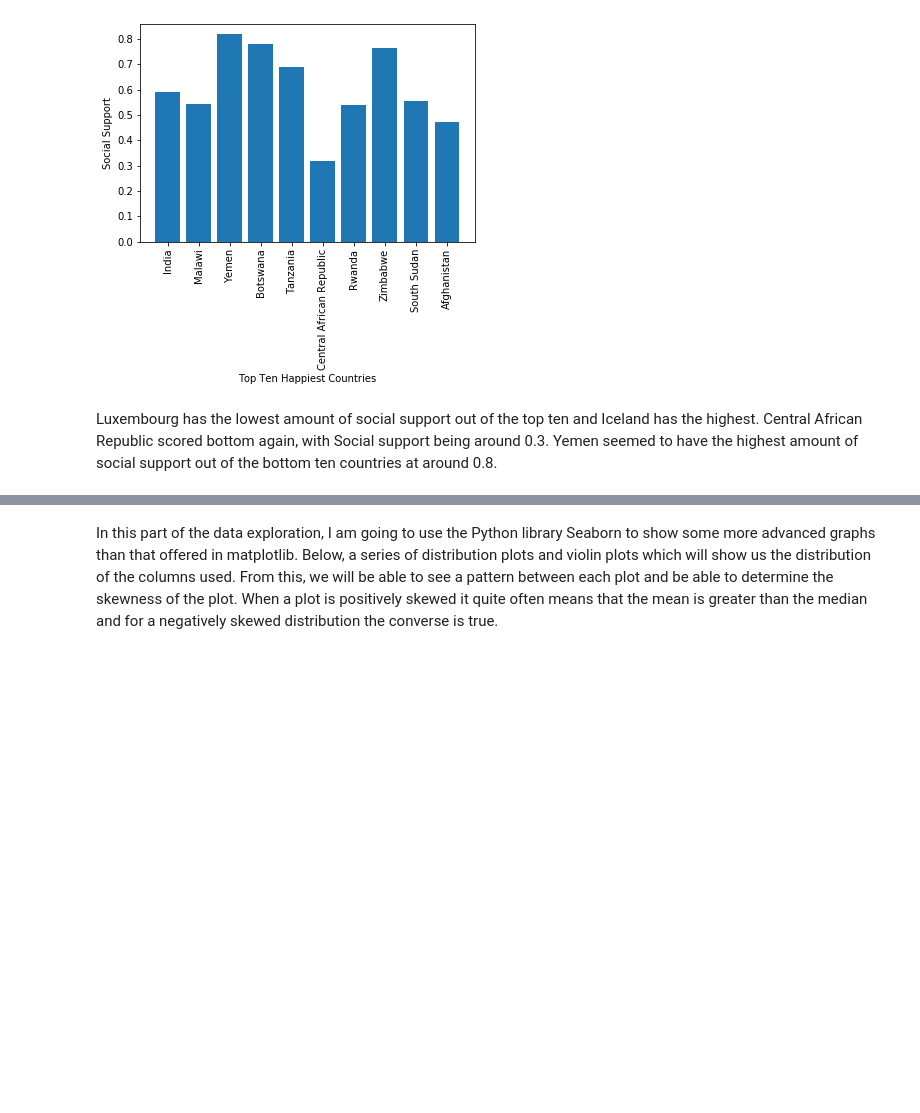
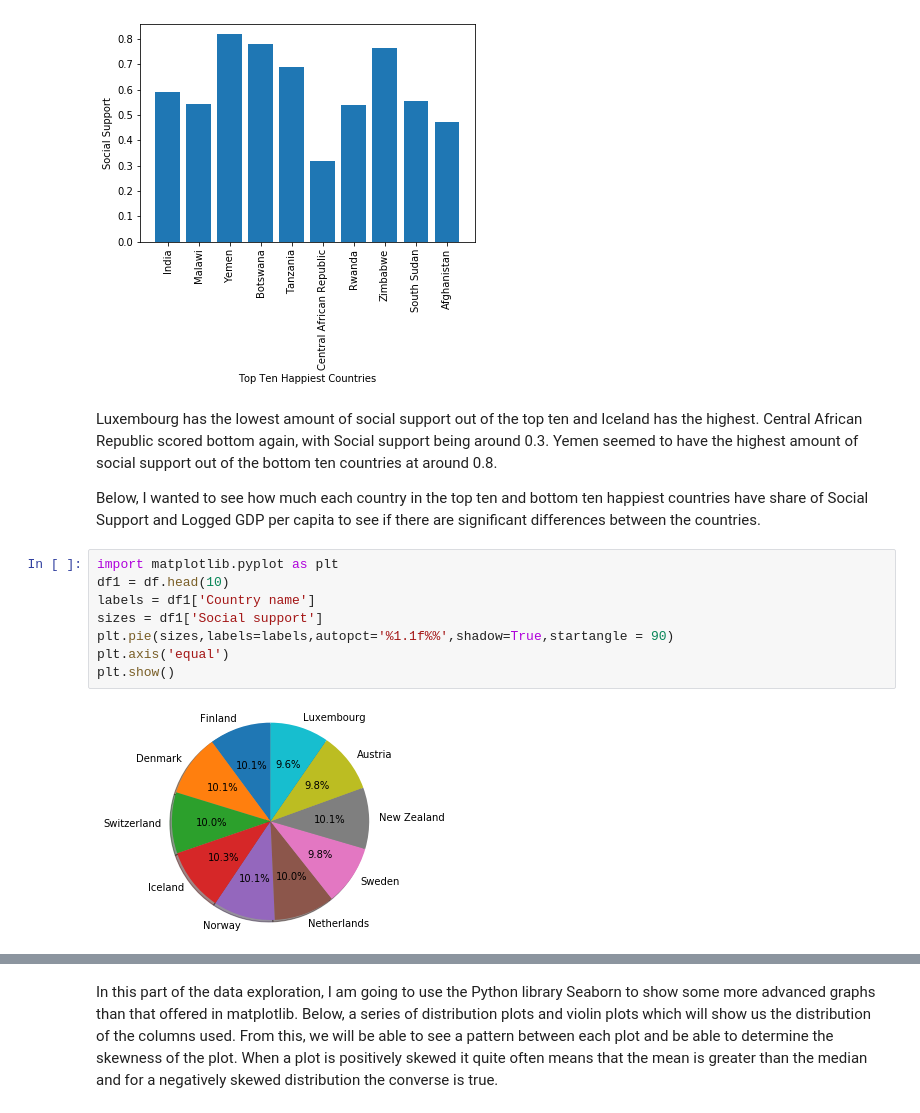
Before and after one commit to ax18031/ax18031_EMATM0048, a Jupyter notebook: Part3_folder/PART3.ipynb, the cells around one changed output, grey strips where cells are left out. Saved outputs shown, nothing was run; the diff lists cells and outputs as text; blank space fills up the shorter version.

```diff
--- a/Part3_folder/PART3.ipynb
+++ b/Part3_folder/PART3.ipynb
@@ -239,3 +272,15 @@ df3
 [figure]
 # %% [markdown]
 Luxembourg has the lowest amount of social support out of the top ten and Iceland has the highest. Central African Republic scored bottom again, with Social support being around 0.3. Yemen seemed to have the highest amount of social support out of the bottom ten countries at around 0.8.
+
+Below, I wanted to see how much each country in the top ten and bottom ten happiest countries have share of Social Support and Logged GDP per capita to see if there are significant differences between the countries.
+# %%
+import matplotlib.pyplot as plt
+df1 = df.head(10)
+labels = df1['Country name']
+sizes = df1['Social support']
+plt.pie(sizes,labels=labels,autopct='%1.1f%%',shadow=True,startangle = 90)
+plt.axis('equal')
+plt.show()
+# %% [output]
+[figure, added]
```
Also changed, not shown: parts of 9 cells of this notebook.
